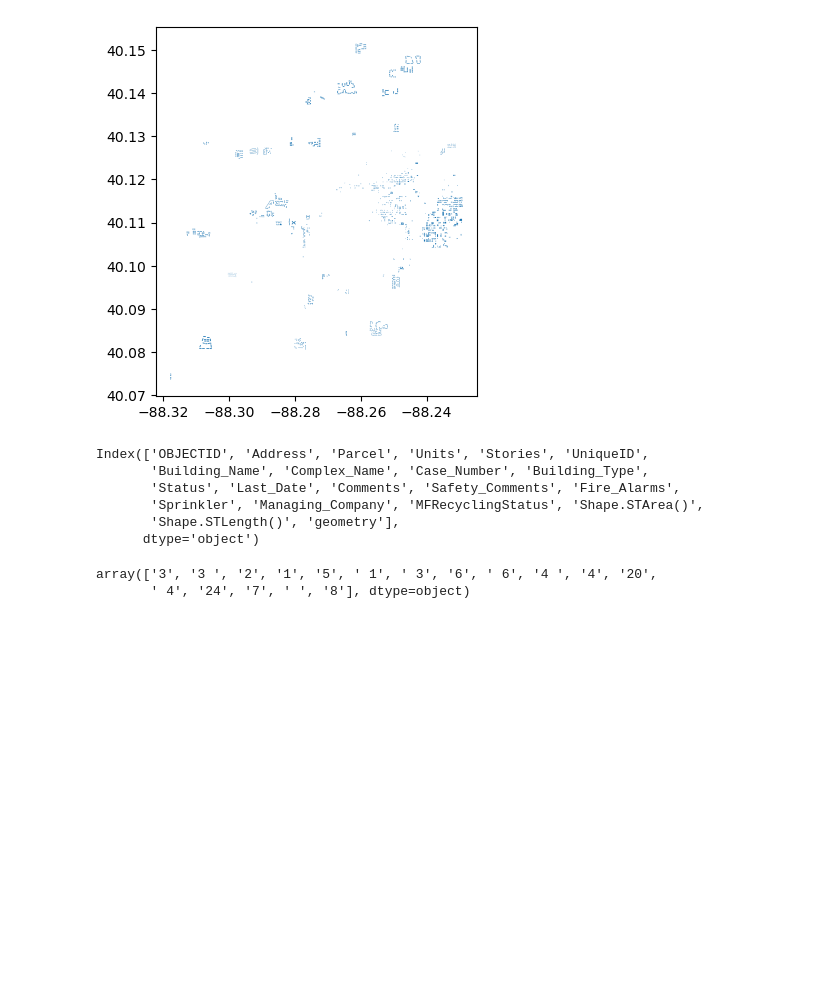
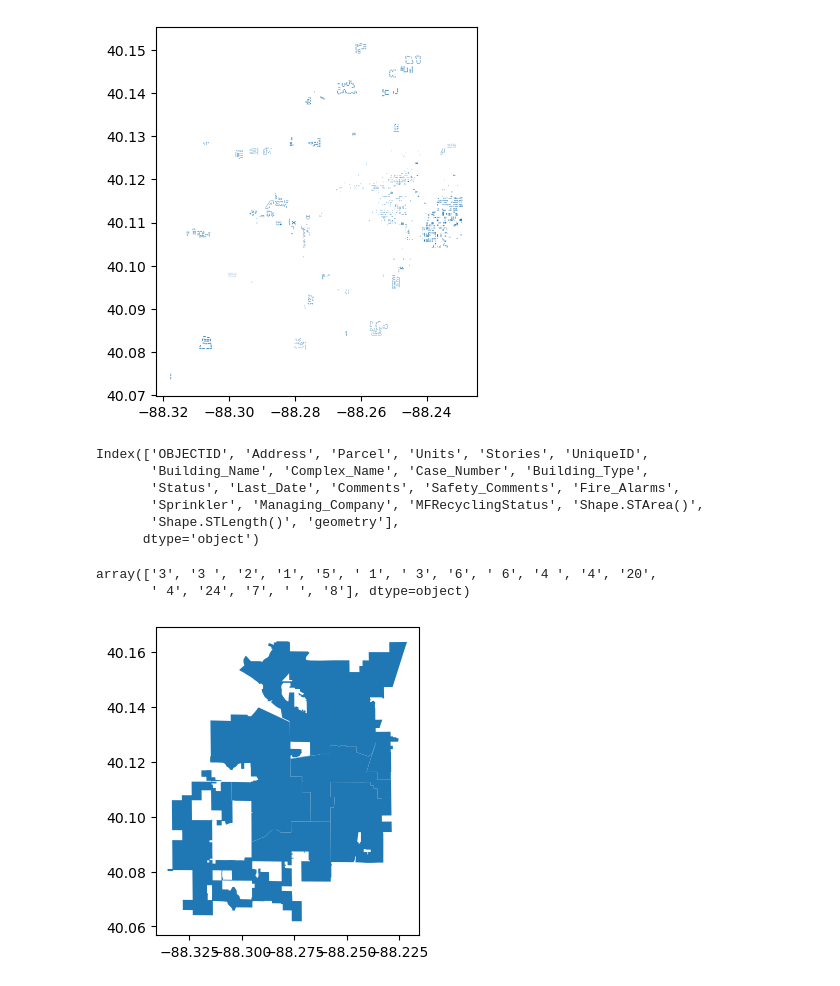
Before and after one commit to UIUC-iSchool-DataViz/is445_obuobg_spring2026, a Jupyter notebook: week07/inClass_week07.ipynb, the cells around one changed output. Cells and saved outputs as stored; diff of their text form; code cells hidden in the pictures; blank space fills up the shorter version.

```diff
--- a/week07/inClass_week07.ipynb
+++ b/week07/inClass_week07.ipynb
@@ -231,0 +234,6 @@ array(['3', '3 ', '2', '1', '5', ' 1', ' 3', '6', ' 6', '4 ', '4', '20',
+# %%
+fig, ax = plt.subplots(figsize=(4,4))
+gdf_councils.plot(ax=ax)
+plt.show()
+# %% [output]
+[figure, added]
```
Also changed, not shown: parts of 1 cell of this notebook.
